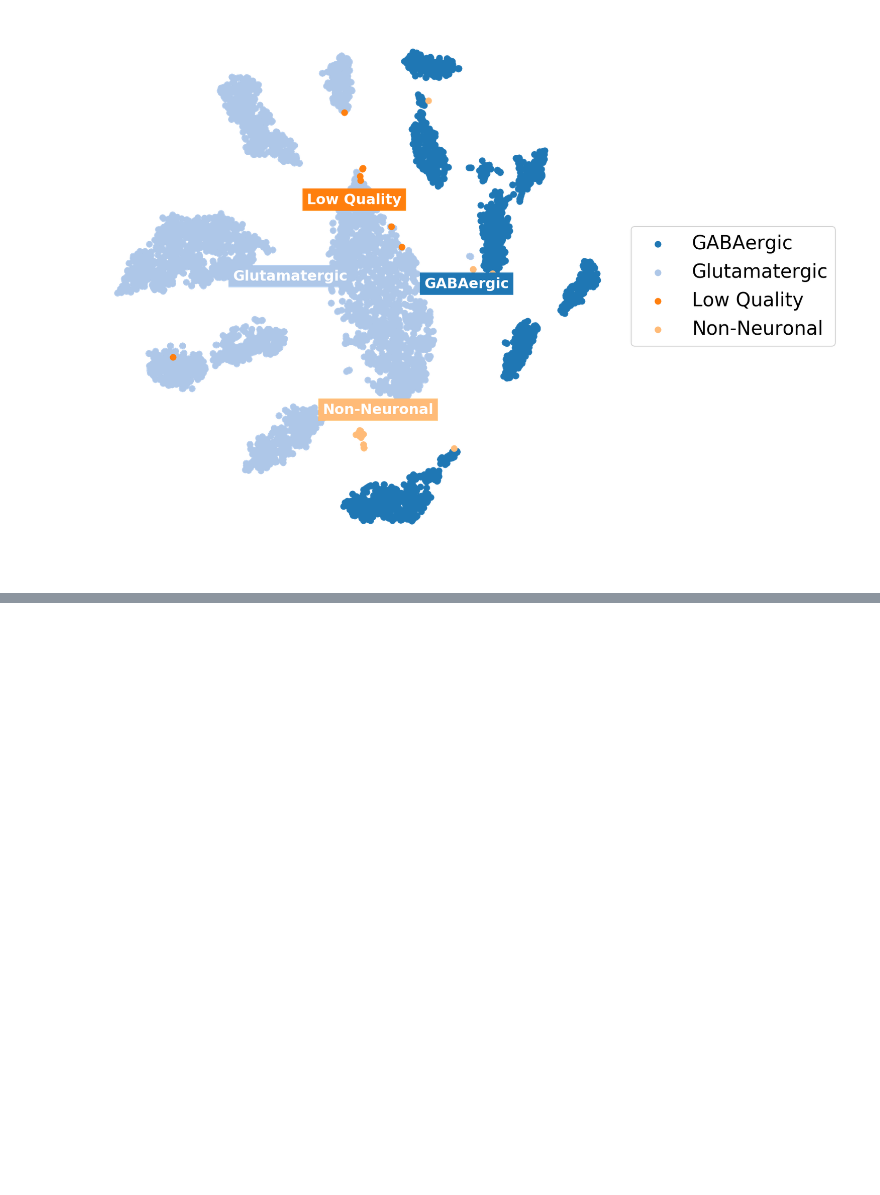
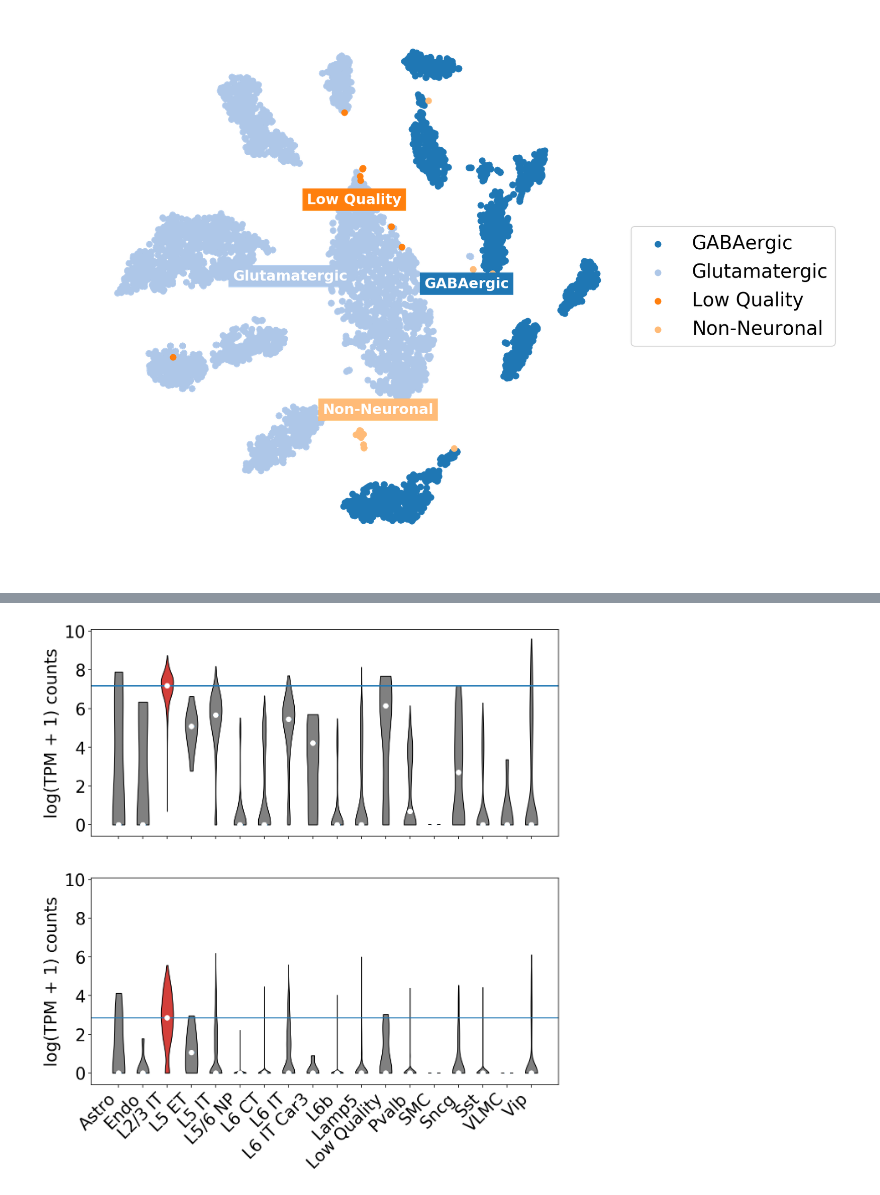
Before and after one commit to pachterlab/BYVSTZP_2020, a Jupyter notebook: analysis/plot_level_1.ipynb, the cells around one changed output, grey strips where cells are left out. Drawn from its saved outputs; the diff is of its cells as text; code cells hidden in the pictures; blank space fills up the shorter version.

```diff
--- a/analysis/plot_level_1.ipynb
+++ b/analysis/plot_level_1.ipynb
@@ -181,0 +197,49 @@ plt.show()
+# %%
+fig, ax = plt.subplots(figsize=(10,10), nrows=2, sharex=True)
+
+unique = np.unique(gene.obs.subclass_label)
+labels = unique
+lidx = np.arange(1, len(labels)+1)  # the label locations
+midx = np.where(unique==specific_cluster)[0][0]
+#######3# Gene
+x = []
+for c in unique:
+    x.append(np.asarray(gene[gene.obs.subclass_label==c][:,gene.var.gene_name==specific_gene].layers["log1p"]).reshape(-1).tolist())
+
+parts = ax[0].violinplot(x, showmedians=True, showextrema=False)
+for pcidx, pc in enumerate(parts['bodies']):
+    pc.set_facecolor('grey')
+    pc.set_edgecolor('black')
+    pc.set_alpha(1)
+    if pcidx == midx:
+        pc.set_facecolor('#D43F3A')
+
+medians = [np.median(i) for i in x]
+ax[0].scatter(lidx, medians, marker='o', color='white', s=30, zorder=3)
+
+ax[0].axhline(y=medians[midx])
+ax[0].set_ylabel("log(TPM + 1) counts")
+######## Isoform
+x = []
+for c in unique:
+    x.append(np.asarray(isoform[isoform.obs.subclass_label==c][:,isoform.var.transcript_name==specific_isoform].layers["log1p"].todense()).reshape(-1).tolist())
+
+parts = ax[1].violinplot(x, showmedians=True, showextrema=False)
+for pcidx, pc in enumerate(parts['bodies']):
+    pc.set_facecolor('grey')
+    pc.set_edgecolor('black')
+    pc.set_alpha(1)
+    if pcidx == midx:
+        pc.set_facecolor('#D43F3A')
+
+medians = [np.median(i) for i in x]
+ax[1].scatter(lidx, medians, marker='o', color='white', s=30, zorder=3)
+ax[1].axhline(y=medians[midx])
+ax[1].set_xticks(lidx)
+ax[1].set_xticklabels(labels, rotation=45, ha="right")
+ax[1].set_ylabel("log(TPM + 1) counts")
+ymin, ymax = ax[0].get_ylim()
+ax[1].set_ylim((ymin, ymax))
+plt.show()
+# %% [output]
+[figure, added]
```
Also changed, not shown: parts of 14 cells of this notebook, 1 other file.
